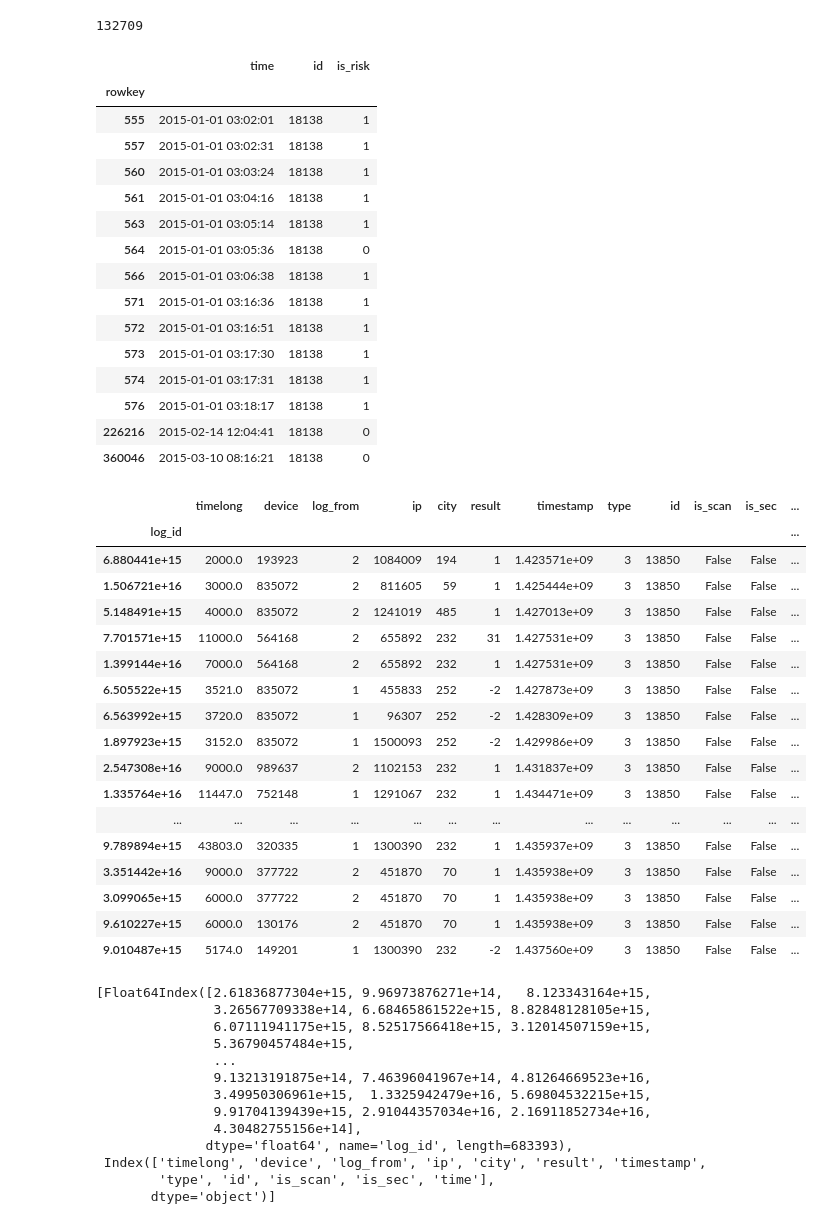
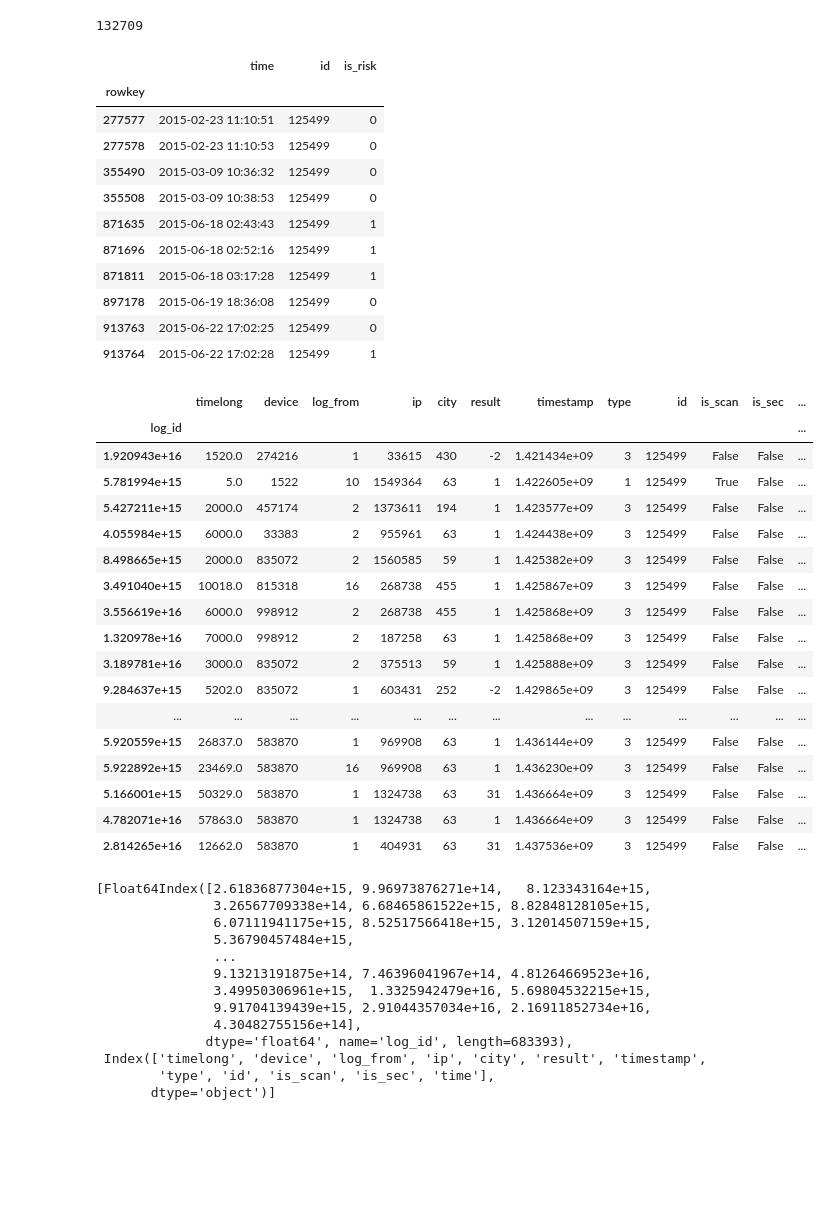
Before and after one commit to tusonggao/Kaggle_code, a Jupyter notebook: jd_contest/jd_contest.ipynb, the cells around one changed output. Drawn from its saved outputs; the diff is of its cells as text; code cells hidden in the pictures; blank space fills up the shorter version.

```diff
--- a/jd_contest/jd_contest.ipynb
+++ b/jd_contest/jd_contest.ipynb
@@ -68,7 +101,7 @@ len(login_df['city'].unique()), len(login_df.index)
 trade_df.count()
 merged_login_df.dtypes
 # trade_df[trade_df.is_scan==True].sort_values(by='time', ascending = True)  # 174422
-trade_df[trade_df.id==18138].sort_values(by='time', ascending = True)  # 174422
+trade_df[trade_df.id==125499].sort_values(by='time', ascending = True)  # 174422
 # login_df.sort_values(by='time', ascending = True)  # 174422
 # time_long_negative_df = merged_login_df[merged_login_df.timelong<0].sort_values(by='time', ascending = True)
 # time_long_negative_df
@@ -79,50 +112,46 @@ trade_df[trade_df.id==18138].sort_values(by='time', ascending = True)  # 174422
 # %% [output]
 |  | time | id | is_risk |
 | rowkey |  |  |  |
-| 555 | 2015-01-01 03:02:01 | 18138 | 1 |
-| 557 | 2015-01-01 03:02:31 | 18138 | 1 |
-| 560 | 2015-01-01 03:03:24 | 18138 | 1 |
-| 561 | 2015-01-01 03:04:16 | 18138 | 1 |
-| 563 | 2015-01-01 03:05:14 | 18138 | 1 |
-| 564 | 2015-01-01 03:05:36 | 18138 | 0 |
-| 566 | 2015-01-01 03:06:38 | 18138 | 1 |
-| 571 | 2015-01-01 03:16:36 | 18138 | 1 |
-| 572 | 2015-01-01 03:16:51 | 18138 | 1 |
-| 573 | 2015-01-01 03:17:30 | 18138 | 1 |
-| 574 | 2015-01-01 03:17:31 | 18138 | 1 |
-| 576 | 2015-01-01 03:18:17 | 18138 | 1 |
-| 226216 | 2015-02-14 12:04:41 | 18138 | 0 |
-| 360046 | 2015-03-10 08:16:21 | 18138 | 0 |
+| 277577 | 2015-02-23 11:10:51 | 125499 | 0 |
+| 277578 | 2015-02-23 11:10:53 | 125499 | 0 |
+| 355490 | 2015-03-09 10:36:32 | 125499 | 0 |
+| 355508 | 2015-03-09 10:38:53 | 125499 | 0 |
+| 871635 | 2015-06-18 02:43:43 | 125499 | 1 |
+| 871696 | 2015-06-18 02:52:16 | 125499 | 1 |
+| 871811 | 2015-06-18 03:17:28 | 125499 | 1 |
+| 897178 | 2015-06-19 18:36:08 | 125499 | 0 |
+| 913763 | 2015-06-22 17:02:25 | 125499 | 0 |
+| 913764 | 2015-06-22 17:02:28 | 125499 | 1 |
 # %%
-merged_login_df[merged_login_df.id==13850].sort_values(by='time', ascending = True)
+merged_login_df[merged_login_df.id==125499].sort_values(by='time', ascending = True)
 #merged_login_df[merged_login_df.log_from==1].sort_values(by='time', ascending = True)
 # merged_login_df.sort_values(by='time', ascending = True)
 #merged_login_df[merged_login_df.device==835072].sort_values(by='time', ascending = True)
 # merged_login_df[merged_login_df.ip==1256768].sort_values(by='time', ascending = True)
 # merged_login_df[merged_login_df.city==238].sort_values(by='time', ascending = True)
 # merged_login_df[merged_login_df.device==833972].sort_values(by='time', ascending = True)
 # merged_login_df[merged_login_df.result==6].sort_values(by='time', ascending = True)
 # merged_login_df[merged_login_df.timelong<0.0].sort_values(by='time', ascending = True)
 # login_test_df[merged_login_df.device==1059981].sort_values(by='time', ascending = True)
 # %% [output]
 |  | timelong | device | log_from | ip | city | result | timestamp | type | id | is_scan | is_sec | ... |
 | log_id |  |  |  |  |  |  |  |  |  |  |  | ... |
-| 6.880441e+15 | 2000.0 | 193923 | 2 | 1084009 | 194 | 1 | 1.423571e+09 | 3 | 13850 | False | False | ... |
-| 1.506721e+16 | 3000.0 | 835072 | 2 | 811605 | 59 | 1 | 1.425444e+09 | 3 | 13850 | False | False | ... |
-| 5.148491e+15 | 4000.0 | 835072 | 2 | 1241019 | 485 | 1 | 1.427013e+09 | 3 | 13850 | False | False | ... |
-| 7.701571e+15 | 11000.0 | 564168 | 2 | 655892 | 232 | 31 | 1.427531e+09 | 3 | 13850 | False | False | ... |
-| 1.399144e+16 | 7000.0 | 564168 | 2 | 655892 | 232 | 1 | 1.427531e+09 | 3 | 13850 | False | False | ... |
-| 6.505522e+15 | 3521.0 | 835072 | 1 | 455833 | 252 | -2 | 1.427873e+09 | 3 | 13850 | False | False | ... |
-| 6.563992e+15 | 3720.0 | 835072 | 1 | 96307 | 252 | -2 | 1.428309e+09 | 3 | 13850 | False | False | ... |
-| 1.897923e+15 | 3152.0 | 835072 | 1 | 1500093 | 252 | -2 | 1.429986e+09 | 3 | 13850 | False | False | ... |
-| 2.547308e+16 | 9000.0 | 989637 | 2 | 1102153 | 232 | 1 | 1.431837e+09 | 3 | 13850 | False | False | ... |
-| 1.335764e+16 | 11447.0 | 752148 | 1 | 1291067 | 232 | 1 | 1.434471e+09 | 3 | 13850 | False | False | ... |
+| 1.920943e+16 | 1520.0 | 274216 | 1 | 33615 | 430 | -2 | 1.421434e+09 | 3 | 125499 | False | False | ... |
+| 5.781994e+15 | 5.0 | 1522 | 10 | 1549364 | 63 | 1 | 1.422605e+09 | 1 | 125499 | True | False | ... |
+| 5.427211e+15 | 2000.0 | 457174 | 2 | 1373611 | 194 | 1 | 1.423577e+09 | 3 | 125499 | False | False | ... |
+| 4.055984e+15 | 6000.0 | 33383 | 2 | 955961 | 63 | 1 | 1.424438e+09 | 3 | 125499 | False | False | ... |
+| 8.498665e+15 | 2000.0 | 835072 | 2 | 1560585 | 59 | 1 | 1.425382e+09 | 3 | 125499 | False | False | ... |
+| 3.491040e+15 | 10018.0 | 815318 | 16 | 268738 | 455 | 1 | 1.425867e+09 | 3 | 125499 | False | False | ... |
+| 3.556619e+16 | 6000.0 | 998912 | 2 | 268738 | 455 | 1 | 1.425868e+09 | 3 | 125499 | False | False | ... |
+| 1.320978e+16 | 7000.0 | 998912 | 2 | 187258 | 63 | 1 | 1.425868e+09 | 3 | 125499 | False | False | ... |
+| 3.189781e+16 | 3000.0 | 835072 | 2 | 375513 | 59 | 1 | 1.425888e+09 | 3 | 125499 | False | False | ... |
+| 9.284637e+15 | 5202.0 | 835072 | 1 | 603431 | 252 | -2 | 1.429865e+09 | 3 | 125499 | False | False | ... |
 | ... | ... | ... | ... | ... | ... | ... | ... | ... | ... | ... | ... | ... |
-| 9.789894e+15 | 43803.0 | 320335 | 1 | 1300390 | 232 | 1 | 1.435937e+09 | 3 | 13850 | False | False | ... |
-| 3.351442e+16 | 9000.0 | 377722 | 2 | 451870 | 70 | 1 | 1.435938e+09 | 3 | 13850 | False | False | ... |
-| 3.099065e+15 | 6000.0 | 377722 | 2 | 451870 | 70 | 1 | 1.435938e+09 | 3 | 13850 | False | False | ... |
-| 9.610227e+15 | 6000.0 | 130176 | 2 | 451870 | 70 | 1 | 1.435938e+09 | 3 | 13850 | False | False | ... |
-| 9.010487e+15 | 5174.0 | 149201 | 1 | 1300390 | 232 | -2 | 1.437560e+09 | 3 | 13850 | False | False | ... |
+| 5.920559e+15 | 26837.0 | 583870 | 1 | 969908 | 63 | 1 | 1.436144e+09 | 3 | 125499 | False | False | ... |
+| 5.922892e+15 | 23469.0 | 583870 | 16 | 969908 | 63 | 1 | 1.436230e+09 | 3 | 125499 | False | False | ... |
+| 5.166001e+15 | 50329.0 | 583870 | 1 | 1324738 | 63 | 31 | 1.436664e+09 | 3 | 125499 | False | False | ... |
+| 4.782071e+16 | 57863.0 | 583870 | 1 | 1324738 | 63 | 1 | 1.436664e+09 | 3 | 125499 | False | False | ... |
+| 2.814265e+16 | 12662.0 | 583870 | 1 | 404931 | 63 | 31 | 1.437536e+09 | 3 | 125499 | False | False | ... |
 # %%
 merged_login_df_new = merged_login_df.copy()
 merged_login_df_new[merged_login_df_new.timelong<=0.0] = np.nan
```
Also changed, not shown: parts of 3 cells of this notebook, 2 other files.
